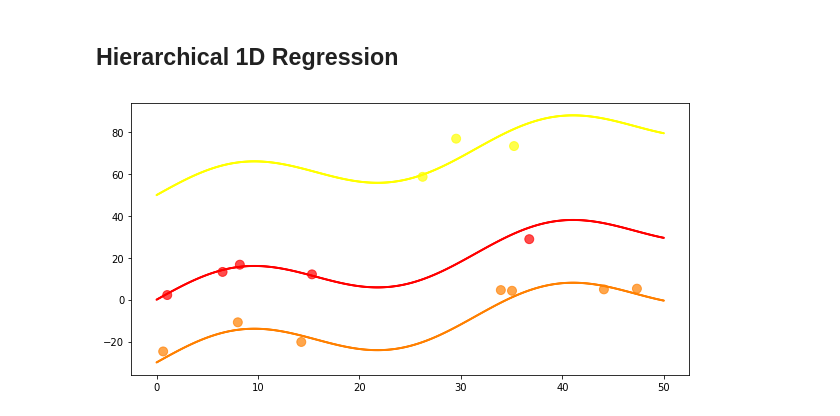
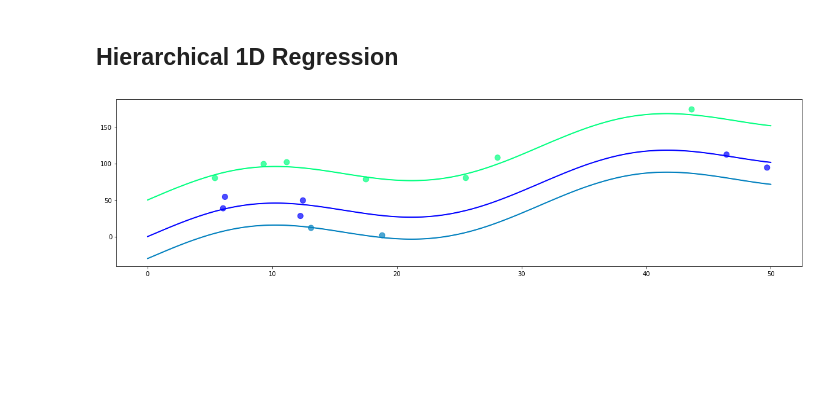
Before and after one commit to James-Montgomery/squidward, a Jupyter notebook: examples/Custom_Kernel_Examples.ipynb, the cells around one changed output. Saved outputs shown, nothing was run; the diff lists cells and outputs as text; code cells hidden in the pictures; blank space fills up the shorter version.

```diff
--- a/examples/Custom_Kernel_Examples.ipynb
+++ b/examples/Custom_Kernel_Examples.ipynb
@@ -23,29 +23,27 @@ auction = np.concatenate([
     ])
 
 profit = np.ones(3*data_size)
-profit[:data_size] = .7*bids[:data_size]+10*np.sin(.2*bids[:data_size])
-profit[data_size:2*data_size] = .7*bids[data_size:2*data_size]+10*np.sin(.2*bids[data_size:2*data_size])-30
-profit[-data_size:] = .7*bids[-data_size:]+10*np.sin(.2*bids[data_size:2*data_size])+50
+profit[:data_size] = 2.3*bids[:data_size]+25*np.sin(.2*bids[:data_size])
+profit[data_size:2*data_size] = 2.3*bids[data_size:2*data_size]+25*np.sin(.2*bids[data_size:2*data_size])-30
+profit[-data_size:] = 2.3*bids[-data_size:]+25*np.sin(.2*bids[data_size:2*data_size])+50
 # %%
 sample_size = 15
 
 indx = np.random.randint(0,3*data_size-1,sample_size)
 bids_train = bids[indx]
 auction_train = auction[indx]
-profit_train = profit[indx] + np.random.normal(0,3,sample_size)
+profit_train = profit[indx] + np.random.normal(0,7,sample_size)
 
 def one_hot(a, num_classes):
     a = a.astype(np.int32)
     return np.squeeze(np.eye(num_classes)[a.reshape(-1)])
 
 auction_train_one_hot = one_hot(auction_train,3)
-x = np.concatenate([bids_train.reshape(-1,1), auction_train.reshape(-1,1)], axis=1)
-y = profit_train
 # %%
-plt.figure(figsize=(10,5))
-plt.scatter(bids,profit,c=auction,s=1, cmap='autumn')
-plt.scatter(bids_train,profit_train,c=auction_train,s=80,alpha=.7, cmap='autumn')
+plt.figure(figsize=(20,5))
+plt.scatter(bids,profit,c=auction,s=1, cmap='winter')
+plt.scatter(bids_train,profit_train,c=auction_train,s=80,alpha=.7, cmap='winter')
 plt.show()
 # %% [output]
-[figure, old version]
+[figure, new version]
 # %%
```
Also changed, not shown: parts of 8 cells of this notebook, 13 other files.
